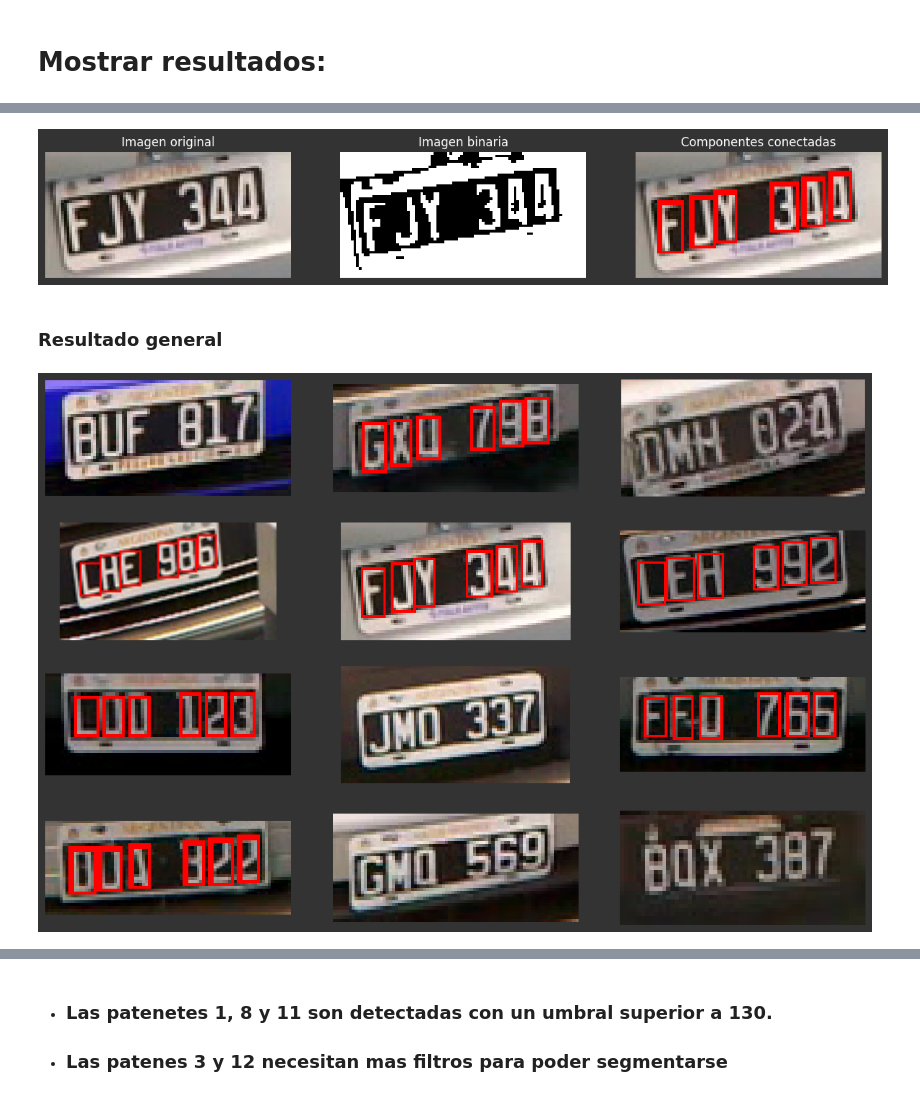
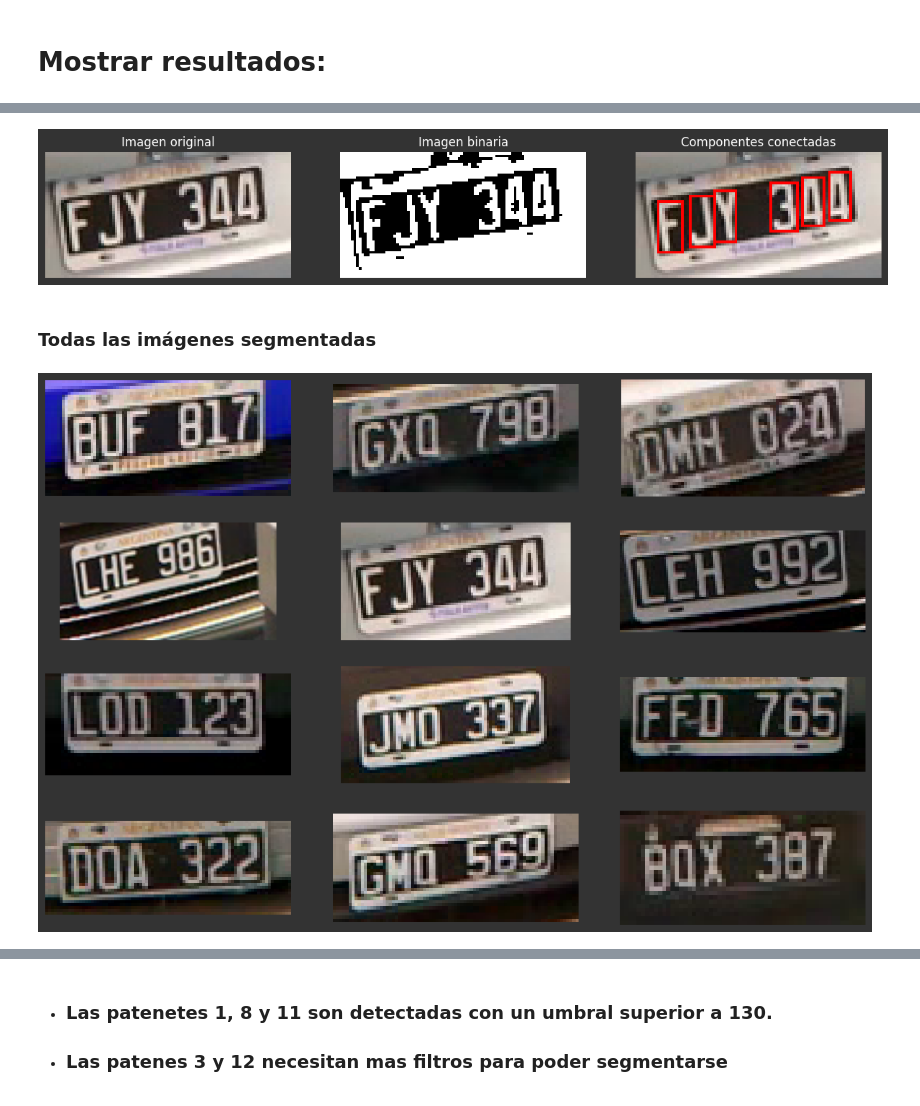
Before and after one commit to GusFontana404/NLP-TP2, a Jupyter notebook: TP2_PI.ipynb, the cells around one changed output, grey strips where cells are left out. Cells and saved outputs as stored; diff of their text form; code cells hidden in the pictures.

```diff
--- a/TP2_PI.ipynb
+++ b/TP2_PI.ipynb
@@ -95,3 +95,5 @@ def contar_huecos(img_original, imagen_binaria, posicion):
+# %%
+_, roi, gau, can, dib_cont = contar_huecos(img_prueba,clausura_img,10)
 # %%
 #Mostrar la imagen original y los resultados
 plt.figure(figsize=(15,8),facecolor='#333333')
@@ -265,11 +267,11 @@ def mostrar_resultados(imagenes,f,c):
 # %% [markdown]
 ### **Item b**
 # %%
-def segmentar_patentes(patente):
+def segmentar_patentes(img):
   """Recibe la imagen de una patente y retorno la segmentación
   de los valores dentro de ella aplicando transformaciones."""
   #Pasar a gris la imagen
-  gray_roi = cv2.cvtColor(patente, cv2.COLOR_BGR2GRAY)
+  gray_roi = cv2.cvtColor(img, cv2.COLOR_BGR2GRAY)
 
   #Binarizar la imagen
   imagen_binaria = np.where(gray_roi > 121, 1, 0)
@@ -279,11 +281,20 @@ def segmentar_patentes(patente):
   num_labels, labels, stats, centroids = cv2.connectedComponentsWithStats(imagen_binaria,8, cv2.CV_32S)
   im_color = cv2.applyColorMap(np.uint8(255/num_labels*labels), cv2.COLORMAP_JET)
 
+  # Lista para almacenar las ROIs
+  rois = []
+  patente_copia = img.copy()
+
   #Dibujar rectángulos
   for st in stats:
-    if st[4] >= 16 and st[4] <= 100 and st[1] > 0 and st[0] > 0:
-      bounding = cv2.rectangle(patente,(st[0],st[1]),(st[0]+st[2],st[1]+st[3]),color=(255,0,0),thickness=1)
-  return imagen_binaria, bounding
+    if st[0] > 0 and st[4] >= 16 and st[4] <= 100 and st[1] > 0:
+      # Extraer la ROI y agregar a la lista
+      roi = imagen_binaria[st[1]:st[1]+st[3], st[0]:st[0]+st[2]]
+      rois.append(roi)
+      #Dibujar los rectángulos en la componente conectada
+      bounding = cv2.rectangle(patente_copia,(st[0],st[1]),(st[0]+st[2],st[1]+st[3]),color=(255,0,0),thickness=1)
+
+  return imagen_binaria, bounding, rois, img
 # %% [markdown]
 # **Mostrar resultados:**
 # %%
@@ -316,16 +337,19 @@ plt.show()
+# %%
+patente_plot = patentes.copy()
+img_bin, bounding, rois, patente = segmentar_patentes(patente_plot[4])
 # %%
 #Mostrar la imagen original y los resultados
-plt.figure(figsize=(15,8),facecolor='#333333')
-plt.subplot(231), plt.imshow(copia_patentes[4], cmap='gray'), plt.title('Imagen original',color='white'),plt.axis('off')
-plt.subplot(232), plt.imshow(segmentar_patentes(patentes[4])[0], cmap='gray'), plt.title('Imagen binaria',color='white'),plt.axis('off')
-plt.subplot(233), plt.imshow(patentes[4], cmap='gray'), plt.title('Componentes conectadas',color='white'),plt.axis('off')
+plt.figure(figsize=(15,5),facecolor='#333333')
+plt.subplot(131), plt.imshow(patente, cmap='gray'), plt.title('Imagen original',color='white'),plt.axis('off')
+plt.subplot(132), plt.imshow(img_bin, cmap='gray'), plt.title('Imagen binaria',color='white'),plt.axis('off')
+plt.subplot(133), plt.imshow(bounding, cmap='gray'), plt.title('Componentes conectadas',color='white'),plt.axis('off')
 plt.subplots_adjust(hspace=0.1)
 plt.show()
 # %% [output]
-[figure, old version]
+[figure, new version]
-# %% [markdown]
-### **Resultado general**
+# %% [markdown]
+### **Todas las imágenes segmentadas**
 # %%
 mostrar_resultados(patentes,4,3)
 # %% [output]
-[figure, old version]
+[figure, new version]
```
Also changed, not shown: parts of 13 cells of this notebook.
